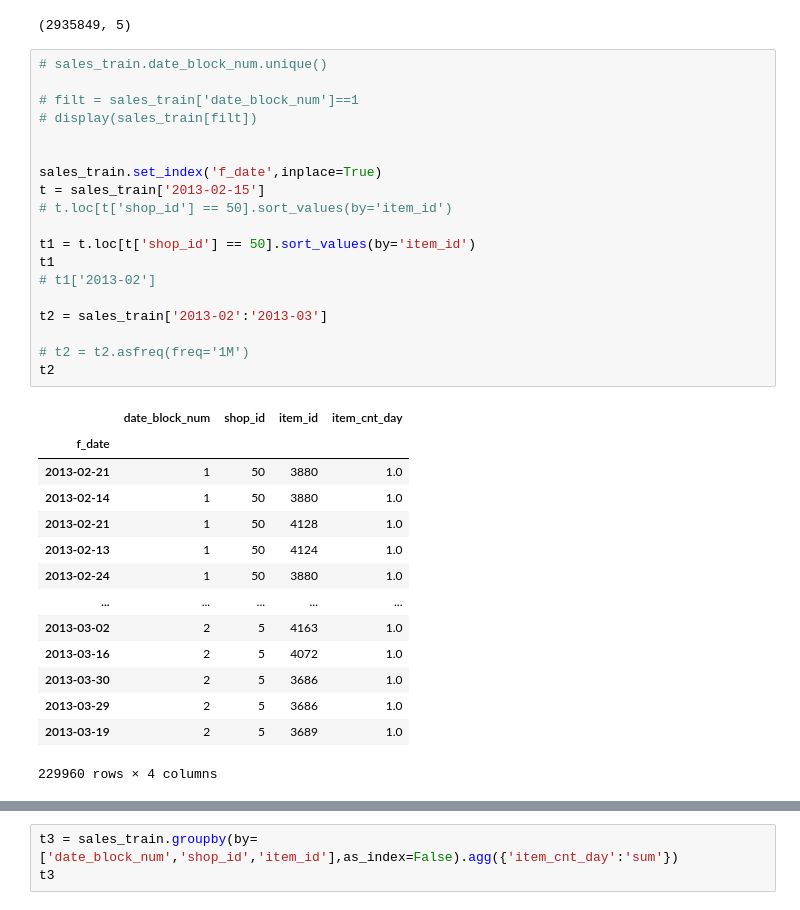
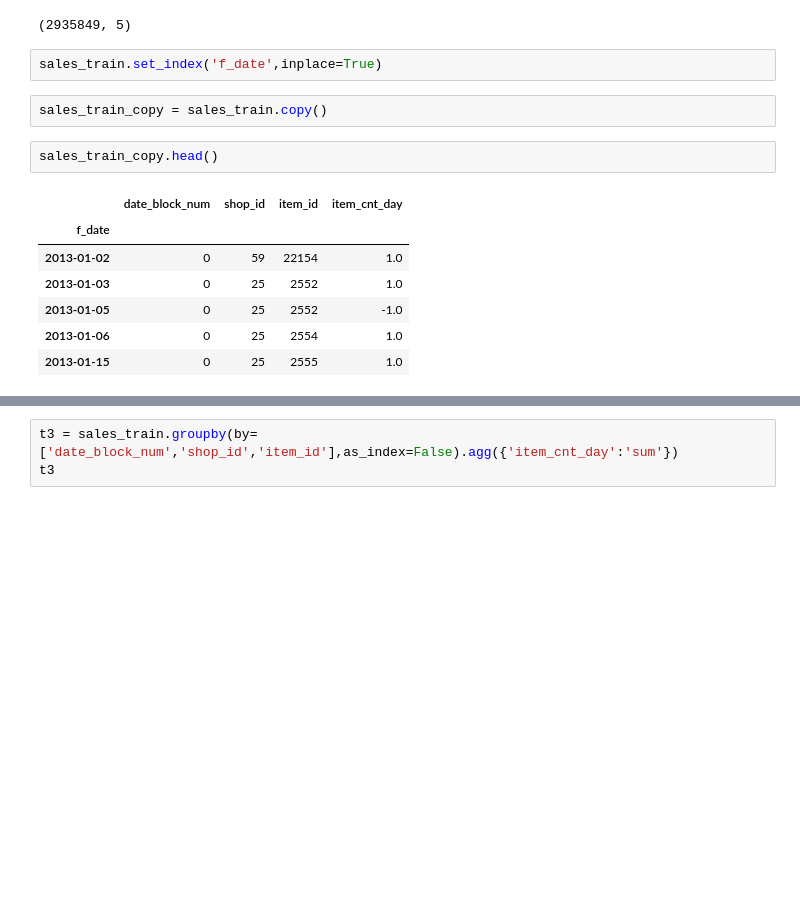
Before and after one commit to fgith/data-science, a Jupyter notebook: temp/new.ipynb, the cells around one changed output, grey strips where cells are left out. Drawn from its saved outputs; the diff is of its cells as text; blank space fills up the shorter version.

```diff
--- a/temp/new.ipynb
+++ b/temp/new.ipynb
@@ -44,37 +47,17 @@ sales_train.drop(['date','item_price'],axis=1,inplace=True)
 sales_train.shape
 # %% [output]
 (2935849, 5)
-# %%
-# sales_train.date_block_num.unique()
-
-# filt = sales_train['date_block_num']==1
-# display(sales_train[filt])
-
-
-sales_train.set_index('f_date',inplace=True)
-t = sales_train['2013-02-15']
-# t.loc[t['shop_id'] == 50].sort_values(by='item_id')
-
-t1 = t.loc[t['shop_id'] == 50].sort_values(by='item_id')
-t1
-# t1['2013-02']
-
-t2 = sales_train['2013-02':'2013-03']
-
-# t2 = t2.asfreq(freq='1M')
-t2
-# %% [output]
-|  | date_block_num | shop_id | item_id | item_cnt_day |
-| f_date |  |  |  |  |
-| 2013-02-21 | 1 | 50 | 3880 | 1.0 |
-| 2013-02-14 | 1 | 50 | 3880 | 1.0 |
-| 2013-02-21 | 1 | 50 | 4128 | 1.0 |
-| 2013-02-13 | 1 | 50 | 4124 | 1.0 |
-| 2013-02-24 | 1 | 50 | 3880 | 1.0 |
-| ... | ... | ... | ... | ... |
-| 2013-03-02 | 2 | 5 | 4163 | 1.0 |
-| 2013-03-16 | 2 | 5 | 4072 | 1.0 |
-| 2013-03-30 | 2 | 5 | 3686 | 1.0 |
-| 2013-03-29 | 2 | 5 | 3686 | 1.0 |
-| 2013-03-19 | 2 | 5 | 3689 | 1.0 |
-229960 rows × 4 columns
+# %%
+sales_train.set_index('f_date',inplace=True)
+# %%
+sales_train_copy = sales_train.copy()
+# %%
+sales_train_copy.head()
+# %% [output]
+|  | date_block_num | shop_id | item_id | item_cnt_day |
+| f_date |  |  |  |  |
+| 2013-01-02 | 0 | 59 | 22154 | 1.0 |
+| 2013-01-03 | 0 | 25 | 2552 | 1.0 |
+| 2013-01-05 | 0 | 25 | 2552 | -1.0 |
+| 2013-01-06 | 0 | 25 | 2554 | 1.0 |
+| 2013-01-15 | 0 | 25 | 2555 | 1.0 |
```
Also changed, not shown: parts of 4 cells of this notebook.
